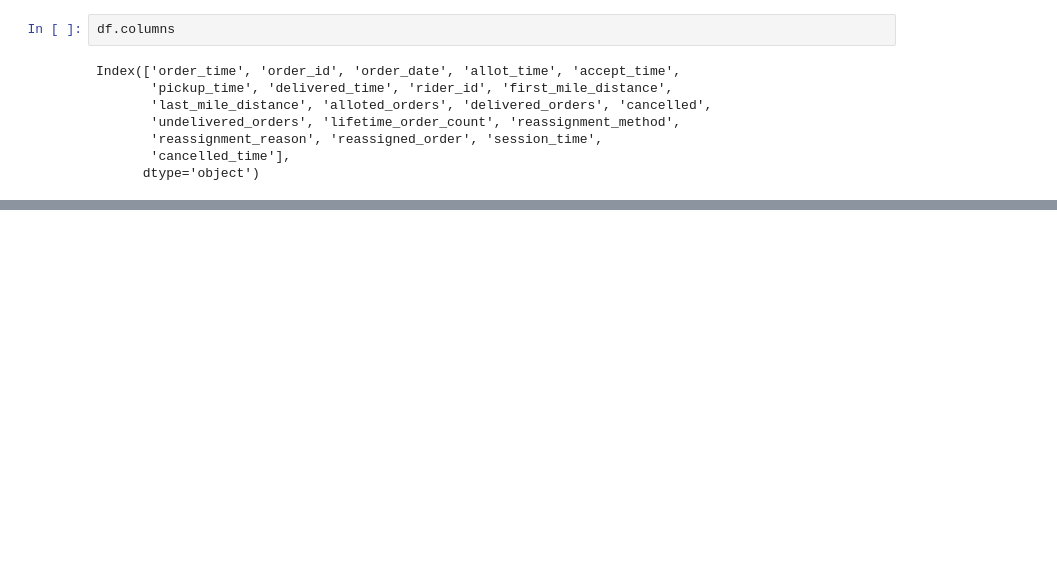
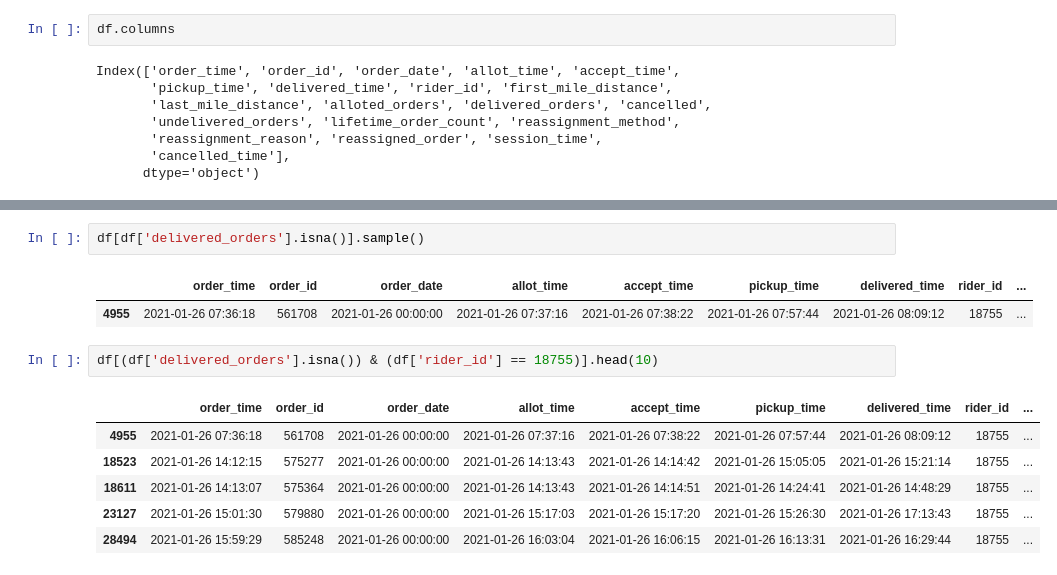
Before and after one commit to Ankush-r7/food_delivery_analytics, a Jupyter notebook: notebooks/data_understanding.ipynb, the cells around one changed output, grey strips where cells are left out. Saved outputs shown, nothing was run; the diff lists cells and outputs as text; blank space fills up the shorter version.

```diff
--- a/notebooks/data_understanding.ipynb
+++ b/notebooks/data_understanding.ipynb
@@ -38,0 +180,14 @@ Index(['order_time', 'order_id', 'order_date', 'allot_time', 'accept_time',
+# %%
+df[df['delivered_orders'].isna()].sample()
+# %% [output]
+|  | order_time | order_id | order_date | allot_time | accept_time | pickup_time | delivered_time | rider_id | ... |
+| 4955 | 2021-01-26 07:36:18 | 561708 | 2021-01-26 00:00:00 | 2021-01-26 07:37:16 | 2021-01-26 07:38:22 | 2021-01-26 07:57:44 | 2021-01-26 08:09:12 | 18755 | ... |
+# %%
+df[(df['delivered_orders'].isna()) & (df['rider_id'] == 18755)].head(10)
+# %% [output]
+|  | order_time | order_id | order_date | allot_time | accept_time | pickup_time | delivered_time | rider_id | ... |
+| 4955 | 2021-01-26 07:36:18 | 561708 | 2021-01-26 00:00:00 | 2021-01-26 07:37:16 | 2021-01-26 07:38:22 | 2021-01-26 07:57:44 | 2021-01-26 08:09:12 | 18755 | ... |
+| 18523 | 2021-01-26 14:12:15 | 575277 | 2021-01-26 00:00:00 | 2021-01-26 14:13:43 | 2021-01-26 14:14:42 | 2021-01-26 15:05:05 | 2021-01-26 15:21:14 | 18755 | ... |
+| 18611 | 2021-01-26 14:13:07 | 575364 | 2021-01-26 00:00:00 | 2021-01-26 14:13:43 | 2021-01-26 14:14:51 | 2021-01-26 14:24:41 | 2021-01-26 14:48:29 | 18755 | ... |
+| 23127 | 2021-01-26 15:01:30 | 579880 | 2021-01-26 00:00:00 | 2021-01-26 15:17:03 | 2021-01-26 15:17:20 | 2021-01-26 15:26:30 | 2021-01-26 17:13:43 | 18755 | ... |
+| 28494 | 2021-01-26 15:59:29 | 585248 | 2021-01-26 00:00:00 | 2021-01-26 16:03:04 | 2021-01-26 16:06:15 | 2021-01-26 16:13:31 | 2021-01-26 16:29:44 | 18755 | ... |
```
Also changed, not shown: parts of 25 cells of this notebook, 1 other file.
